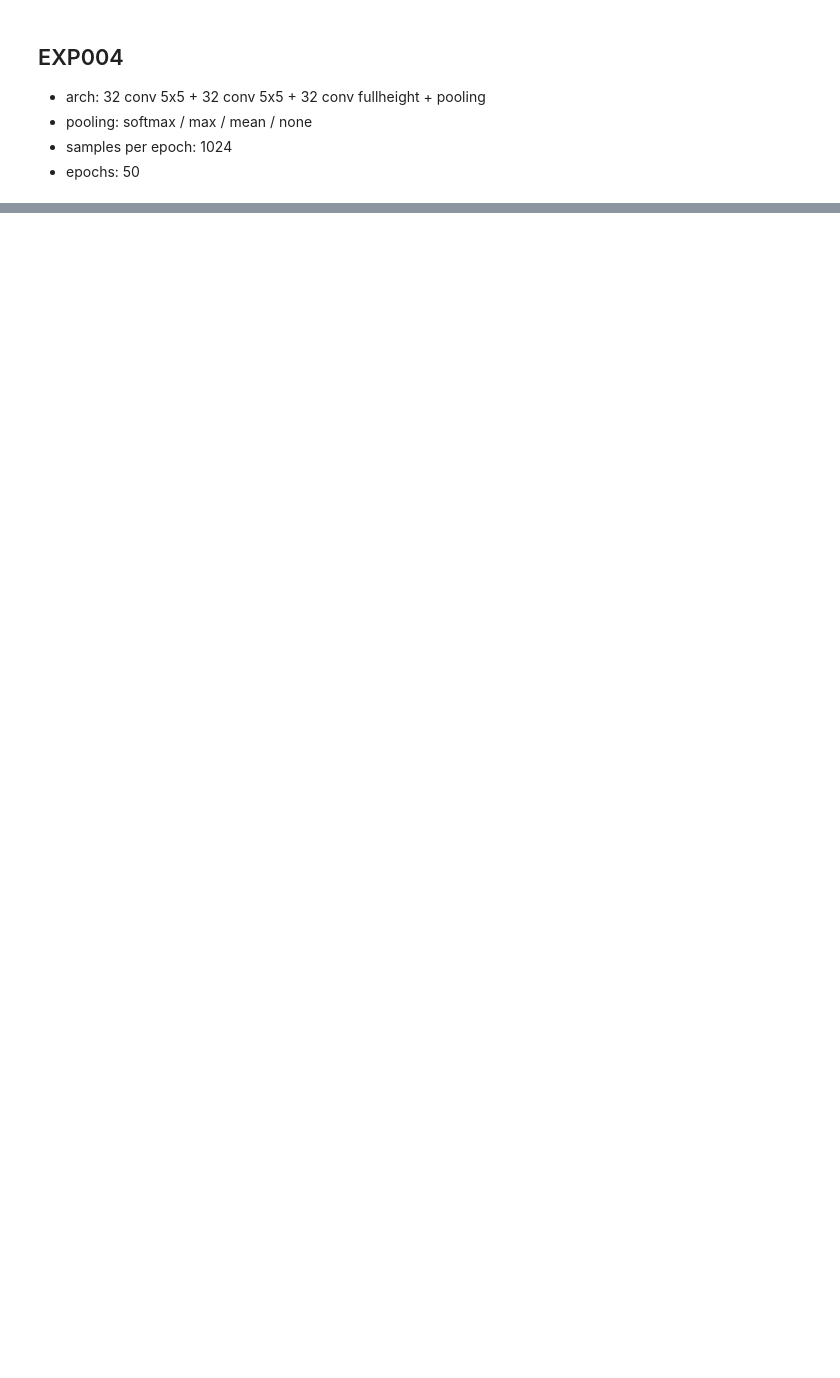
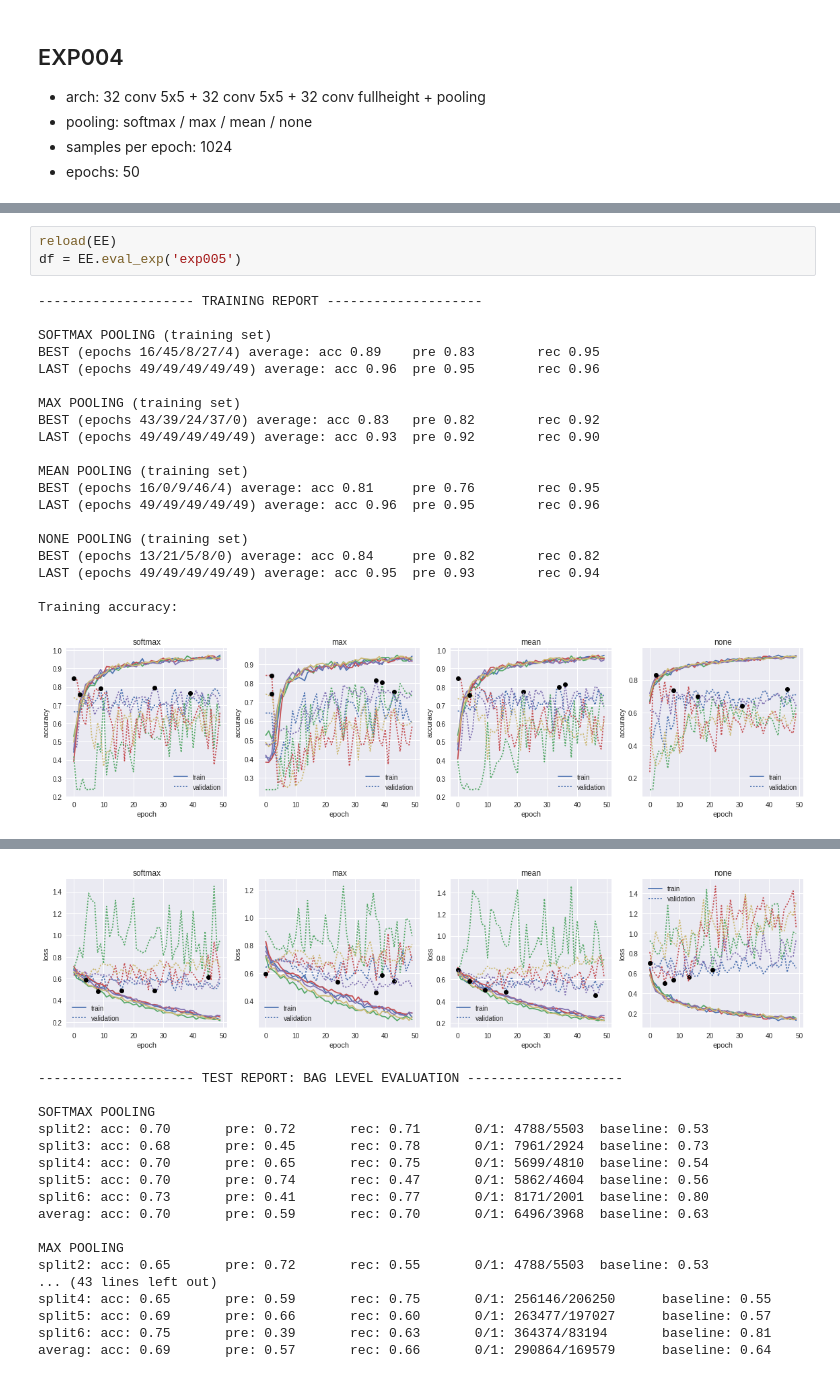
Before and after one commit to bmcfee/miasma, a Jupyter notebook: notebooks/eval.ipynb, the cells around one changed output, grey strips where cells are left out. Drawn from its saved outputs; the diff is of its cells as text; blank space fills up the shorter version.

```diff
--- a/notebooks/eval.ipynb
+++ b/notebooks/eval.ipynb
@@ -71,0 +114,24 @@ averag: acc: 0.71       pre: 0.62       rec: 0.61       0/1: 290864/169579
+# %%
+reload(EE)
+df = EE.eval_exp('exp005')
+# %% [output]
+-------------------- TRAINING REPORT --------------------
+
+SOFTMAX POOLING (training set)
+BEST (epochs 16/45/8/27/4) average: acc 0.89    pre 0.83        rec 0.95
+LAST (epochs 49/49/49/49/49) average: acc 0.96  pre 0.95        rec 0.96
+
+MAX POOLING (training set)
+BEST (epochs 43/39/24/37/0) average: acc 0.83   pre 0.82        rec 0.92
+LAST (epochs 49/49/49/49/49) average: acc 0.93  pre 0.92        rec 0.90
+
+MEAN POOLING (training set)
+BEST (epochs 16/0/9/46/4) average: acc 0.81     pre 0.76        rec 0.95
+LAST (epochs 49/49/49/49/49) average: acc 0.96  pre 0.95        rec 0.96
+
+NONE POOLING (training set)
+BEST (epochs 13/21/5/8/0) average: acc 0.84     pre 0.82        rec 0.82
+LAST (epochs 49/49/49/49/49) average: acc 0.95  pre 0.93        rec 0.94
+
+Training accuracy:
+[figure, added]
@@ -71,0 +139,18 @@ averag: acc: 0.71       pre: 0.62       rec: 0.61       0/1: 290864/169579
+[figure, added]
+-------------------- TEST REPORT: BAG LEVEL EVALUATION --------------------
+
+SOFTMAX POOLING
+split2: acc: 0.70       pre: 0.72       rec: 0.71       0/1: 4788/5503  baseline: 0.53
+split3: acc: 0.68       pre: 0.45       rec: 0.78       0/1: 7961/2924  baseline: 0.73
+split4: acc: 0.70       pre: 0.65       rec: 0.75       0/1: 5699/4810  baseline: 0.54
+split5: acc: 0.70       pre: 0.74       rec: 0.47       0/1: 5862/4604  baseline: 0.56
+split6: acc: 0.73       pre: 0.41       rec: 0.77       0/1: 8171/2001  baseline: 0.80
+averag: acc: 0.70       pre: 0.59       rec: 0.70       0/1: 6496/3968  baseline: 0.63
+
+MAX POOLING
+split2: acc: 0.65       pre: 0.72       rec: 0.55       0/1: 4788/5503  baseline: 0.53
+... (43 lines left out)
+split4: acc: 0.65       pre: 0.59       rec: 0.75       0/1: 256146/206250      baseline: 0.55
+split5: acc: 0.69       pre: 0.66       rec: 0.60       0/1: 263477/197027      baseline: 0.57
+split6: acc: 0.75       pre: 0.39       rec: 0.63       0/1: 364374/83194       baseline: 0.81
+averag: acc: 0.69       pre: 0.57       rec: 0.66       0/1: 290864/169579      baseline: 0.64
```
Also changed, not shown: parts of 7 cells of this notebook.
